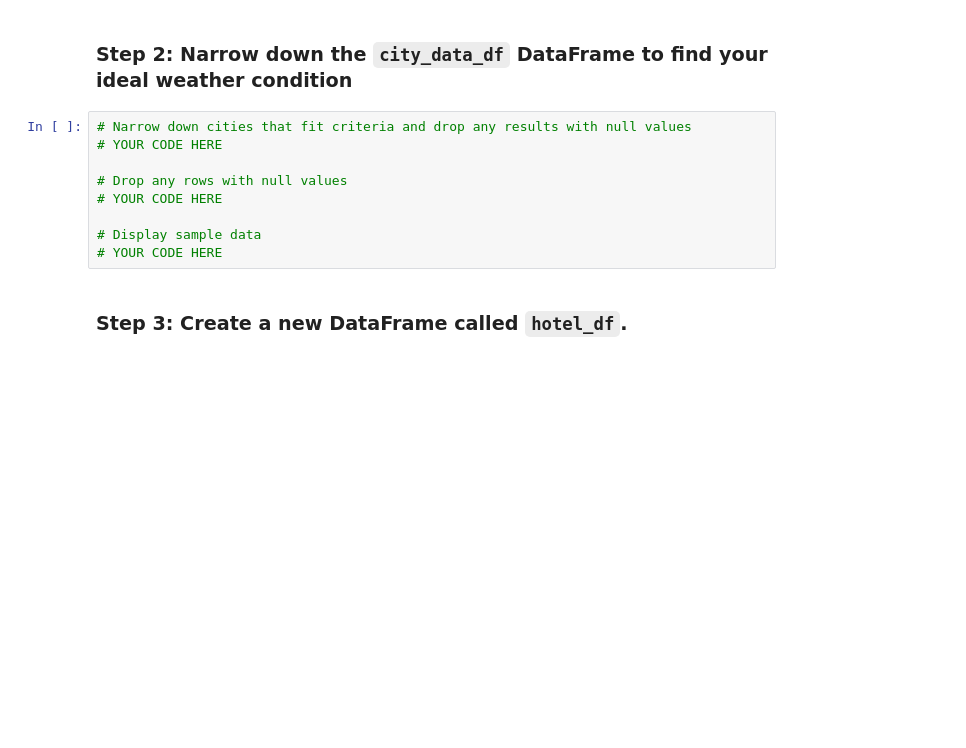
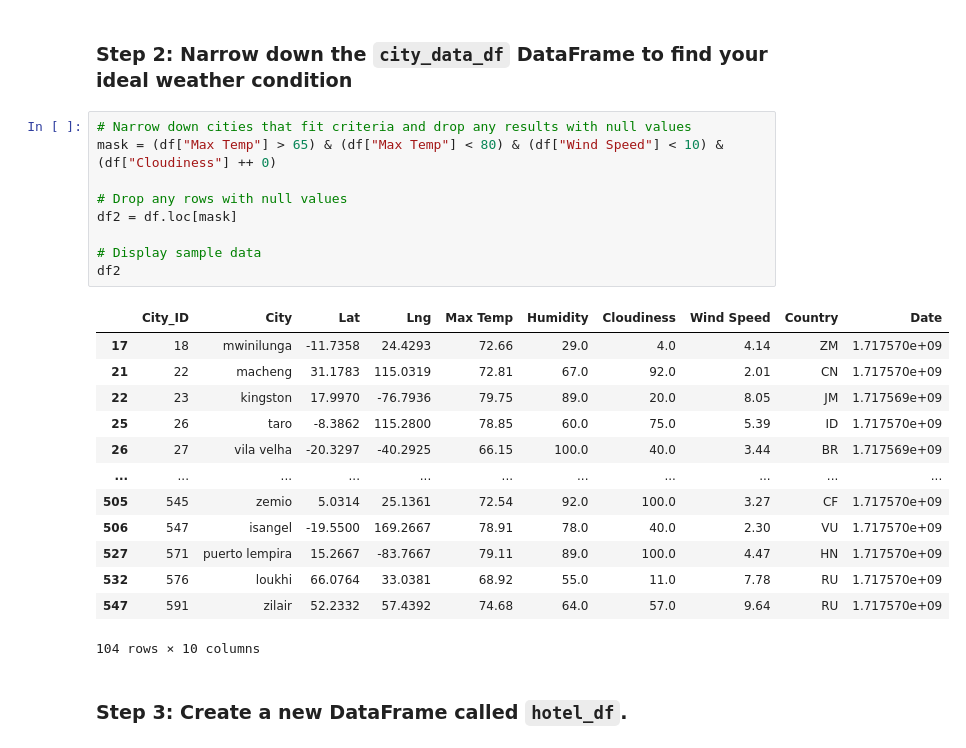
Before and after one commit to ajmonte0920/06_da_jun2024_hw_6_python-api-challenge, a Jupyter notebook: WeatherPy/VacationPy.ipynb, the cells around one changed output. Saved outputs shown, nothing was run; the diff lists cells and outputs as text; blank space fills up the shorter version.

```diff
--- a/WeatherPy/VacationPy.ipynb
+++ b/WeatherPy/VacationPy.ipynb
@@ -100,13 +112,27 @@ map_plot_1
 ### Step 2: Narrow down the `city_data_df` DataFrame to find your ideal weather condition
 # %%
 # Narrow down cities that fit criteria and drop any results with null values
-# YOUR CODE HERE
+mask = (df["Max Temp"] > 65) & (df["Max Temp"] < 80) & (df["Wind Speed"] < 10) & (df["Cloudiness"] ++ 0)
 
 # Drop any rows with null values
-# YOUR CODE HERE
+df2 = df.loc[mask]
 
 # Display sample data
-# YOUR CODE HERE
+df2
+# %% [output]
+|  | City_ID | City | Lat | Lng | Max Temp | Humidity | Cloudiness | Wind Speed | Country | Date |
+| 17 | 18 | mwinilunga | -11.7358 | 24.4293 | 72.66 | 29.0 | 4.0 | 4.14 | ZM | 1.717570e+09 |
+| 21 | 22 | macheng | 31.1783 | 115.0319 | 72.81 | 67.0 | 92.0 | 2.01 | CN | 1.717570e+09 |
+| 22 | 23 | kingston | 17.9970 | -76.7936 | 79.75 | 89.0 | 20.0 | 8.05 | JM | 1.717569e+09 |
+| 25 | 26 | taro | -8.3862 | 115.2800 | 78.85 | 60.0 | 75.0 | 5.39 | ID | 1.717570e+09 |
+| 26 | 27 | vila velha | -20.3297 | -40.2925 | 66.15 | 100.0 | 40.0 | 3.44 | BR | 1.717569e+09 |
+| ... | ... | ... | ... | ... | ... | ... | ... | ... | ... | ... |
+| 505 | 545 | zemio | 5.0314 | 25.1361 | 72.54 | 92.0 | 100.0 | 3.27 | CF | 1.717570e+09 |
+| 506 | 547 | isangel | -19.5500 | 169.2667 | 78.91 | 78.0 | 40.0 | 2.30 | VU | 1.717570e+09 |
+| 527 | 571 | puerto lempira | 15.2667 | -83.7667 | 79.11 | 89.0 | 100.0 | 4.47 | HN | 1.717570e+09 |
+| 532 | 576 | loukhi | 66.0764 | 33.0381 | 68.92 | 55.0 | 11.0 | 7.78 | RU | 1.717570e+09 |
+| 547 | 591 | zilair | 52.2332 | 57.4392 | 74.68 | 64.0 | 57.0 | 9.64 | RU | 1.717570e+09 |
+104 rows × 10 columns
 # %% [markdown]
 ### Step 3: Create a new DataFrame called `hotel_df`.
 # %%
```
Also changed, not shown: parts of 2 cells of this notebook.
